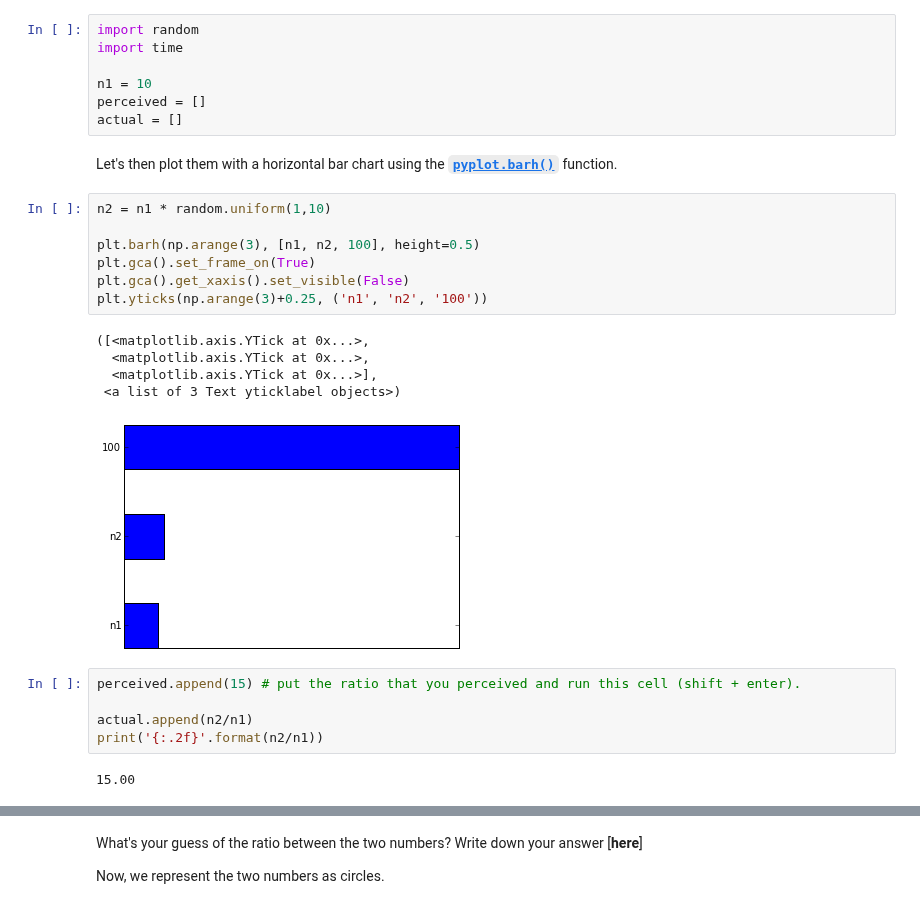
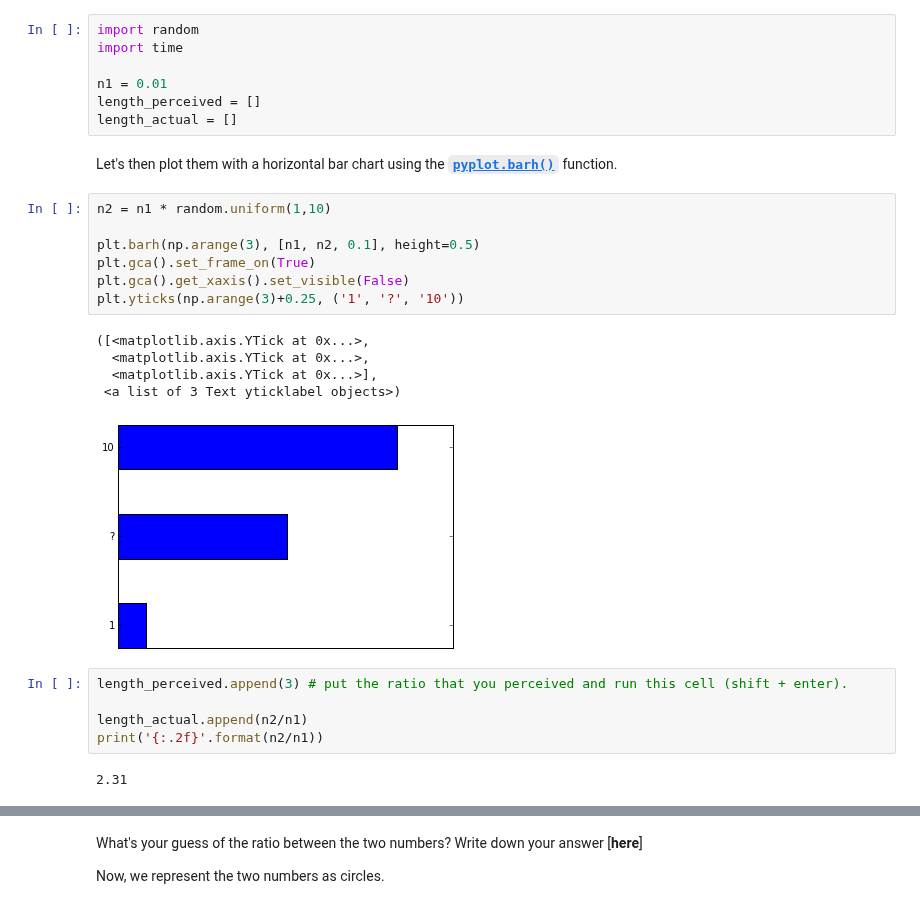
Before and after one commit to yy/dviz-course, a Jupyter notebook: w04-perception-design/W04Lab.ipynb, the cells around one changed output, grey strips where cells are left out. Saved outputs shown, nothing was run; the diff lists cells and outputs as text.

```diff
--- a/w04-perception-design/W04Lab.ipynb
+++ b/w04-perception-design/W04Lab.ipynb
@@ -17,28 +17,28 @@ Let's generate two numbers and represent them in lengths and areas respectively.
 import random
 import time
 
-n1 = 10
-perceived = []
-actual = []
+n1 = 0.01
+length_perceived = []
+length_actual = []
 # %% [markdown]
 Let's then plot them with a horizontal bar chart using the [**`pyplot.barh()`**](http://matplotlib.org/api/pyplot_api.html#matplotlib.pyplot.barh) function.
 # %%
 n2 = n1 * random.uniform(1,10)
 
-plt.barh(np.arange(3), [n1, n2, 100], height=0.5)
+plt.barh(np.arange(3), [n1, n2, 0.1], height=0.5)
 plt.gca().set_frame_on(True)
 plt.gca().get_xaxis().set_visible(False)
-plt.yticks(np.arange(3)+0.25, ('n1', 'n2', '100'))
+plt.yticks(np.arange(3)+0.25, ('1', '?', '10'))
 # %% [output]
 ([<matplotlib.axis.YTick at 0x...>,
   <matplotlib.axis.YTick at 0x...>,
   <matplotlib.axis.YTick at 0x...>],
  <a list of 3 Text yticklabel objects>)
-[figure, old version]
+[figure, new version]
 # %%
-perceived.append(15) # put the ratio that you perceived and run this cell (shift + enter).
+length_perceived.append(3) # put the ratio that you perceived and run this cell (shift + enter).
 
-actual.append(n2/n1)
+length_actual.append(n2/n1)
 print('{:.2f}'.format(n2/n1))
 # %% [output]
-15.00
+2.31
```
Also changed, not shown: parts of 4 cells of this notebook.
